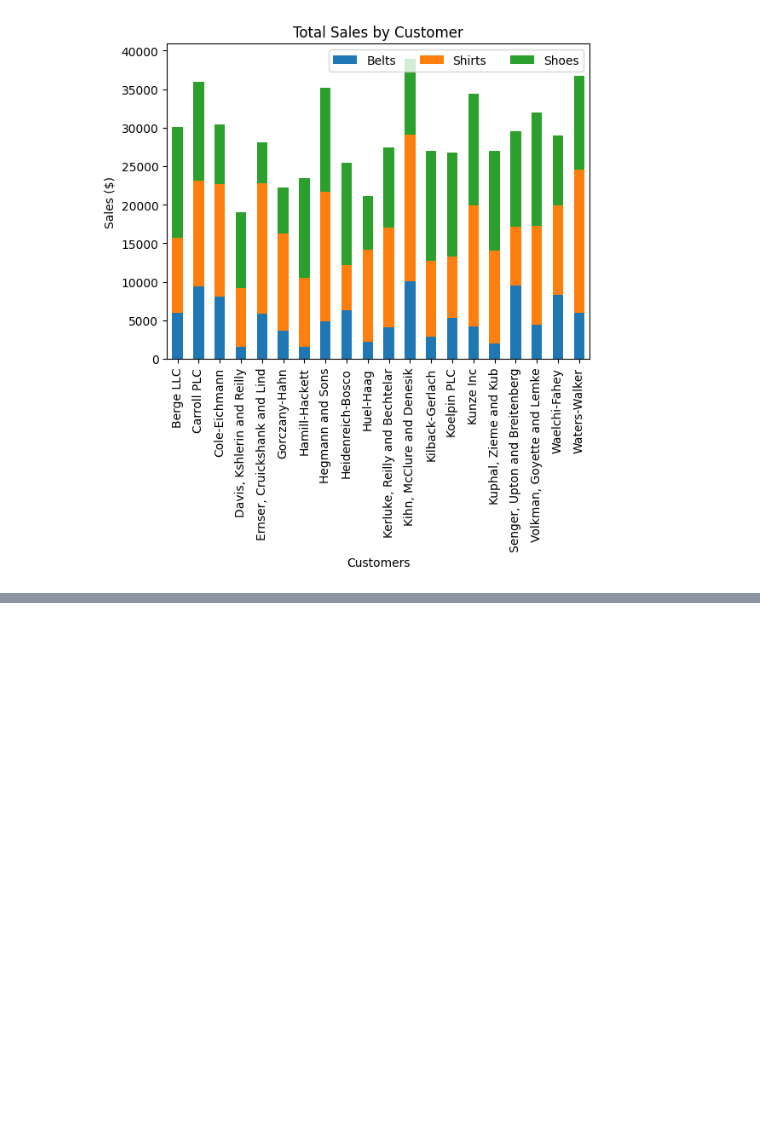
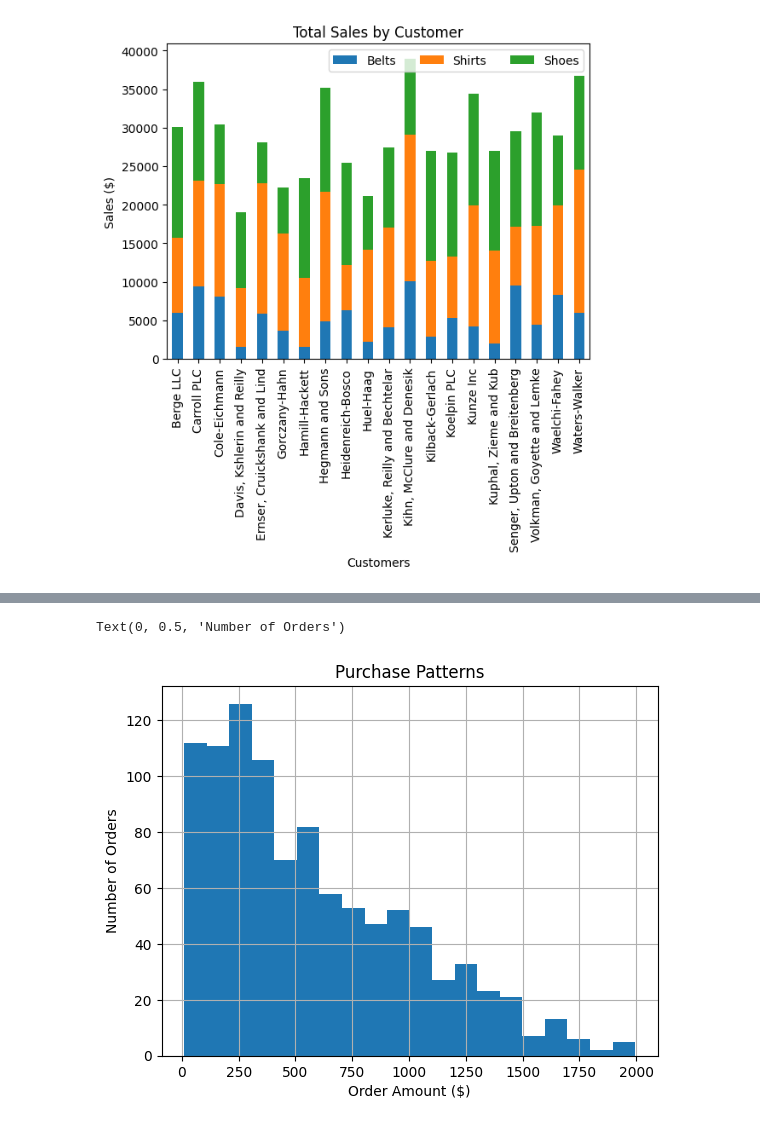
Before and after one commit to Aiden1024/TB-Data-Analytics, a Jupyter notebook: LEC/data_vis_2.ipynb, the cells around one changed output, grey strips where cells are left out. Saved outputs shown, nothing was run; the diff lists cells and outputs as text; code cells hidden in the pictures; blank space fills up the shorter version.

```diff
--- a/LEC/data_vis_2.ipynb
+++ b/LEC/data_vis_2.ipynb
@@ -86,0 +102,12 @@ Huel-Haag                      2219.51  11944.01   6924.36
+# %%
+purchase_patterns = sales[['category','ext price','date']]
+purchase_patterns.head()
+purchase_plot = purchase_patterns['ext price'].hist(bins=20)
+# done many times now,
+# but should always be done to make figure self-explanatory
+purchase_plot.set_title("Purchase Patterns")
+purchase_plot.set_xlabel("Order Amount ($)")
+purchase_plot.set_ylabel("Number of Orders")
+# %% [output]
+Text(0, 0.5, 'Number of Orders')
+[figure, added]
```
Also changed, not shown: parts of 9 cells of this notebook, 6 other files.
